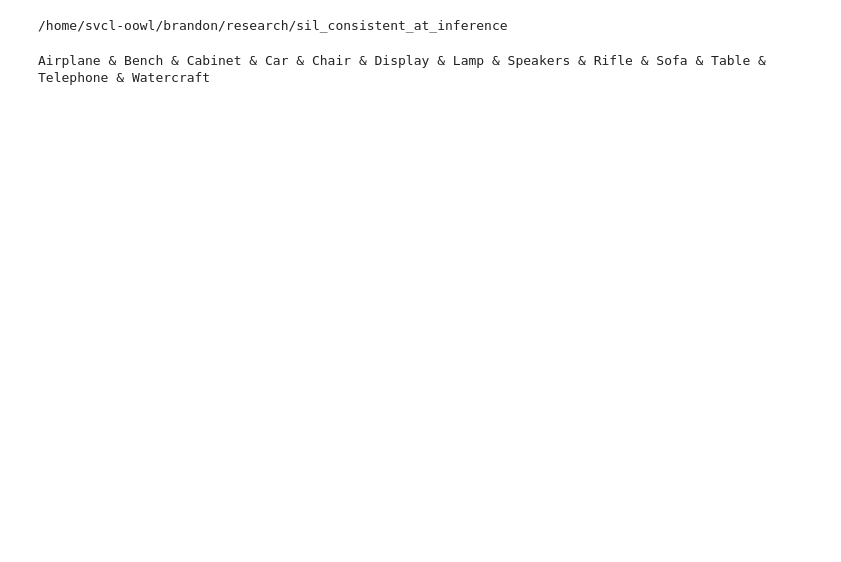
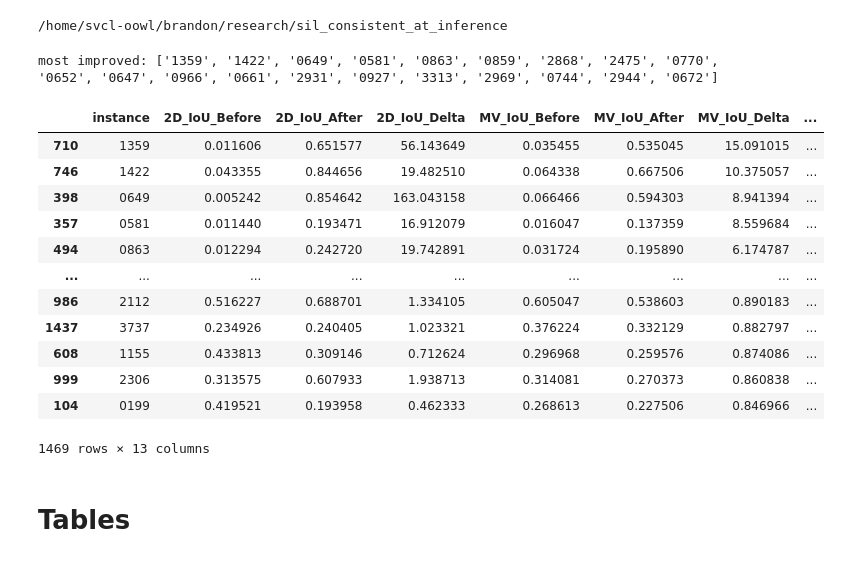
Before and after one commit to b7leung/sil_consistent_at_inference, a Jupyter notebook: notebooks/Show_Quantative_Results.ipynb, the cells around one changed output. Saved outputs shown, nothing was run; the diff lists cells and outputs as text; code cells hidden in the pictures; blank space fills up the shorter version.

Commit message:
checkpoint before asym

```diff
--- a/notebooks/Show_Quantative_Results.ipynb
+++ b/notebooks/Show_Quantative_Results.ipynb
@@ -196,7 +196,7 @@ method_paths_dict = {
         "eval_dir_temp_after": "data/refinements/shapenet_occnet_refinements/{}/{}",
         "class_ids": shapenet_class_ids,
         "name_cvt_dict": shapenet_id_to_name,
-        "available_settings":["gt_pose", "bf_pose"]
+        "available_settings":["gt_pose", "bf_pose", "ablation_1", "ablation_2", "ablation_3"]
     },
     "occnet_pix3d":{
         "eval_dir_temp_before": "/home/svcl-oowl/brandon/research/occupancy_networks/out/pix3d/{}/generation/meshes",
@@ -206,10 +206,46 @@ method_paths_dict = {
         "available_settings":["gt_pose"]
     }
 }
-# %%
-print(" & ".join([shapenet_id_to_name[i] for i in shapenet_id_to_name]))
-# %% [output]
-Airplane & Bench & Cabinet & Car & Chair & Display & Lamp & Speakers & Rifle & Sofa & Table & Telephone & Watercraft
+# %%
+# view specific class
+
+method = "occnet_pix3d"
+#method = "occnet"
+setting = "gt_pose"
+class_id = "chair"
+
+eval_results_path_before = os.path.join(method_paths_dict[method]["eval_dir_temp_before"].format(class_id), "eval_results.pkl")
+eval_results_path_after = os.path.join(method_paths_dict[method]["eval_dir_temp_after"].format(setting, class_id), "eval_results.pkl")
+
+combined_df = get_processed_combined_df(eval_results_path_before, eval_results_path_after, True)
+
+# filtering
+#instances = ["d2f8a99bbdc387c8c5552bebbfa48bd7", "dd4da4309c12d47bc2c2c81e2232aa95", "fc7c3ccb57f65337209009cfb89d4bd"]
+#combined_df = combined_df[combined_df["instance"].isin(instances)]
+
+#display(combined_df)
+
+print("most improved: {}".format(combined_df.sort_values("MV_IoU_Delta", ascending=False)["instance"].to_list()[:20]))
+#with pd.option_context('display.max_rows', None, 'display.max_columns', None):
+    #display(combined_df.sort_values("MV_IoU_Delta", ascending=False))
+display(combined_df.sort_values("MV_IoU_Delta", ascending=False))
+# %% [output]
+most improved: ['1359', '1422', '0649', '0581', '0863', '0859', '2868', '2475', '0770', '0652', '0647', '0966', '0661', '2931', '0927', '3313', '2969', '0744', '2944', '0672']
+|  | instance | 2D_IoU_Before | 2D_IoU_After | 2D_IoU_Delta | MV_IoU_Before | MV_IoU_After | MV_IoU_Delta | ... |
+| 710 | 1359 | 0.011606 | 0.651577 | 56.143649 | 0.035455 | 0.535045 | 15.091015 | ... |
+| 746 | 1422 | 0.043355 | 0.844656 | 19.482510 | 0.064338 | 0.667506 | 10.375057 | ... |
+| 398 | 0649 | 0.005242 | 0.854642 | 163.043158 | 0.066466 | 0.594303 | 8.941394 | ... |
+| 357 | 0581 | 0.011440 | 0.193471 | 16.912079 | 0.016047 | 0.137359 | 8.559684 | ... |
+| 494 | 0863 | 0.012294 | 0.242720 | 19.742891 | 0.031724 | 0.195890 | 6.174787 | ... |
+| ... | ... | ... | ... | ... | ... | ... | ... | ... |
+| 986 | 2112 | 0.516227 | 0.688701 | 1.334105 | 0.605047 | 0.538603 | 0.890183 | ... |
+| 1437 | 3737 | 0.234926 | 0.240405 | 1.023321 | 0.376224 | 0.332129 | 0.882797 | ... |
+| 608 | 1155 | 0.433813 | 0.309146 | 0.712624 | 0.296968 | 0.259576 | 0.874086 | ... |
+| 999 | 2306 | 0.313575 | 0.607933 | 1.938713 | 0.314081 | 0.270373 | 0.860838 | ... |
+| 104 | 0199 | 0.419521 | 0.193958 | 0.462333 | 0.268613 | 0.227506 | 0.846966 | ... |
+1469 rows × 13 columns
+# %% [markdown]
+# Tables
 # %%
 # table 1: all three methods side by side on shapenet with gt pose, only percentage change info
 dfs_to_combine = []
```
Also changed, not shown: parts of 7 cells of this notebook, 43 other files.
